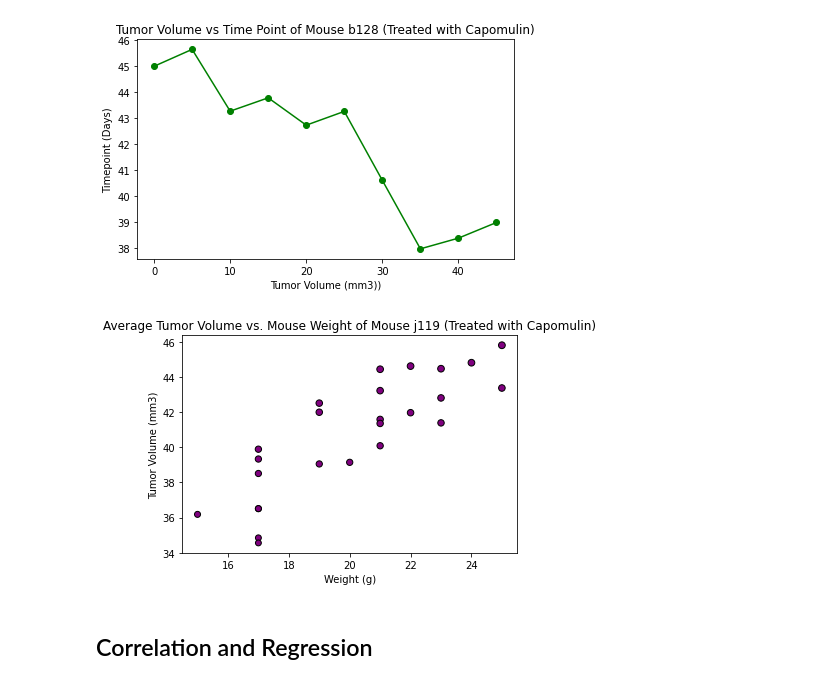
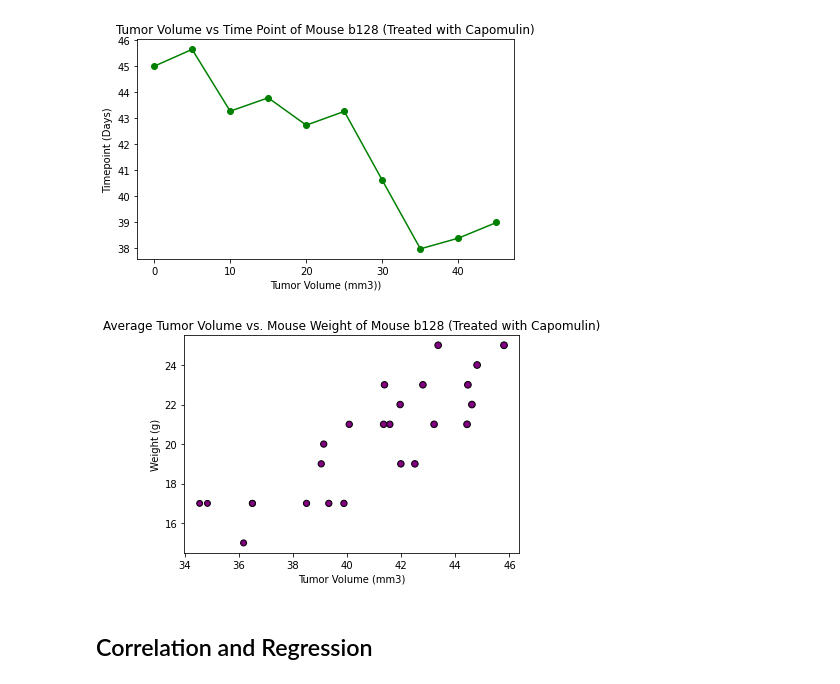
Before and after one commit to samseng88/Matplotlib, a Jupyter notebook: Pymaceuticals/pymaceuticals_starter.ipynb, the cells around one changed output. Cells and saved outputs as stored; diff of their text form; code cells hidden in the pictures.

```diff
--- a/Pymaceuticals/pymaceuticals_starter.ipynb
+++ b/Pymaceuticals/pymaceuticals_starter.ipynb
@@ -421,16 +430,16 @@ plt.show()
 [figure]
 # %%
 # Generate a scatter plot of average tumor volume vs. mouse weight for the Capomulin regimen
-mouse_j119 = mouse_capomulin.groupby(["Mouse ID"]).mean()
-mouse_weight = mouse_j119["Weight (g)"]
-avg_tumor_vol = mouse_j119["Tumor Volume (mm3)"]
+b128 = mouse_capomulin.groupby(["Mouse ID"]).mean()
+avg_tumor_vol = b128["Tumor Volume (mm3)"]
+mouse_weight = b128["Weight (g)"]
 
-plt.scatter(mouse_weight, avg_tumor_vol, marker="o", facecolors="purple", edgecolors="black", s=avg_tumor_vol)
-plt.title("Average Tumor Volume vs. Mouse Weight of Mouse j119 (Treated with Capomulin)")
-plt.xlabel("Weight (g)")
-plt.ylabel("Tumor Volume (mm3)")
+plt.scatter(avg_tumor_vol, mouse_weight, marker="o", facecolors="purple", edgecolors="black", s=avg_tumor_vol)
+plt.title("Average Tumor Volume vs. Mouse Weight of Mouse b128 (Treated with Capomulin)")
+plt.xlabel("Tumor Volume (mm3)")
+plt.ylabel("Weight (g)")
 plt.show()
 # %% [output]
-[figure, old version]
+[figure, new version]
 # %% [markdown]
 ## Correlation and Regression
```
Also changed, not shown: parts of 7 cells of this notebook, 1 other file.
